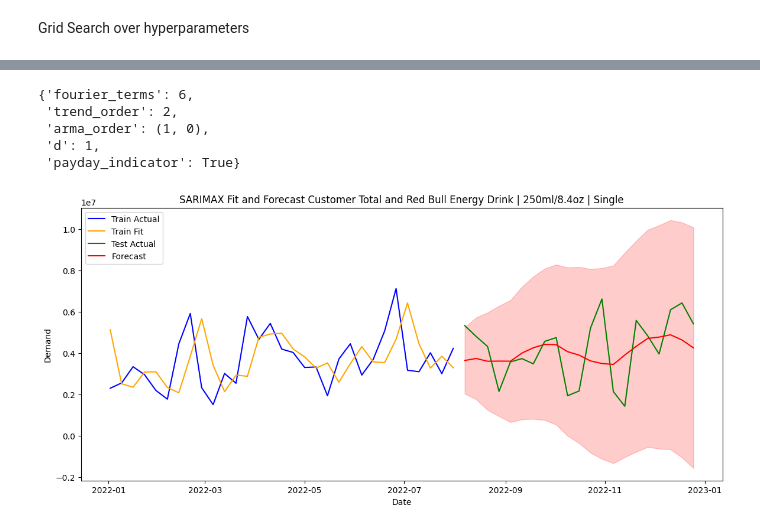
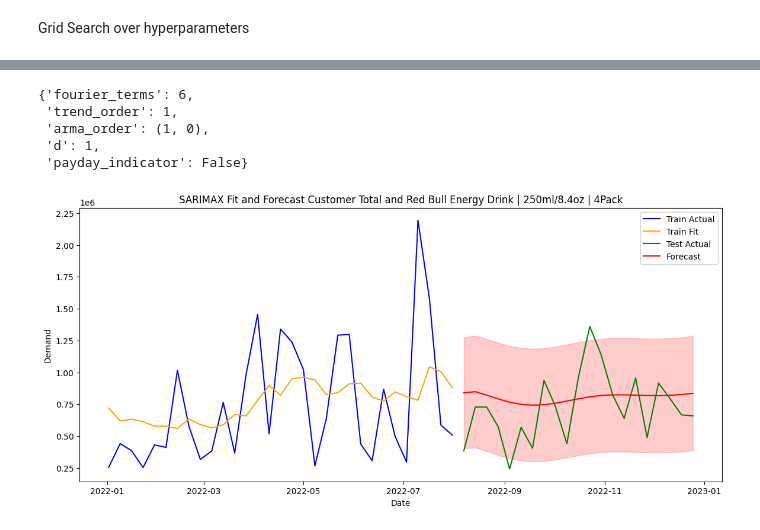
Before and after one commit to rainerwidmann/redbull_case_study, a Jupyter notebook: src/forecast.ipynb, the cells around one changed output, grey strips where cells are left out. Saved outputs shown, nothing was run; the diff lists cells and outputs as text; code cells hidden in the pictures.

```diff
--- a/src/forecast.ipynb
+++ b/src/forecast.ipynb
@@ -575,7 +579,7 @@ backtest_origins = [
 
 best_params, results_df = grid_search_backtests(
     df=df_weekly,
-    product_id="Red Bull Energy Drink | 250ml/8.4oz | Single",
+    product_id="Red Bull Energy Drink | 355ml/12oz | Single",
     customer="Customer Total",
     backtest_origins=backtest_origins,
     val_weeks=12,
@@ -604,35 +611,35 @@ print(best_params)
 best_params
 # %% [output]
 {'fourier_terms': 6,
- 'trend_order': 2,
+ 'trend_order': 1,
  'arma_order': (1, 0),
  'd': 1,
- 'payday_indicator': True}
+ 'payday_indicator': False}
 # %%
 result = fit_dynamic_regression(
     df=df_weekly,                              # your full dataframe
     train_period=("2018-01-01", "2022-07-31"),
     val_period=("2022-08-01", "2022-12-31"),
-    product_id="Red Bull Energy Drink | 250ml/8.4oz | Single",
+    product_id="Red Bull Energy Drink | 250ml/8.4oz | 4Pack",
     customer="Customer Total",
 
     **best_params,
 
     y_transform=None,                   # or "log"
     ci_level=0.80                       # 80% CI
 )
 
 # Plot
 plot_sarimax_fit_forecast(
     sarimax_fit=result["model_fit"],
     y_train=result["y_train"],
     y_val=result["y_val"],
     product_id=result["product_id"],
     customer=result["customer"],
     X_train=result["X_train"].drop(columns=["week_number"]).astype(float),
     X_val=result["X_val"].drop(columns=["week_number"]).astype(float),
     start_date="2022-01-01",
     alpha=0.2
 )
 # %% [output]
-[figure, old version]
+[figure, new version]
```
Also changed, not shown: parts of 3 cells of this notebook, 3 other files.
